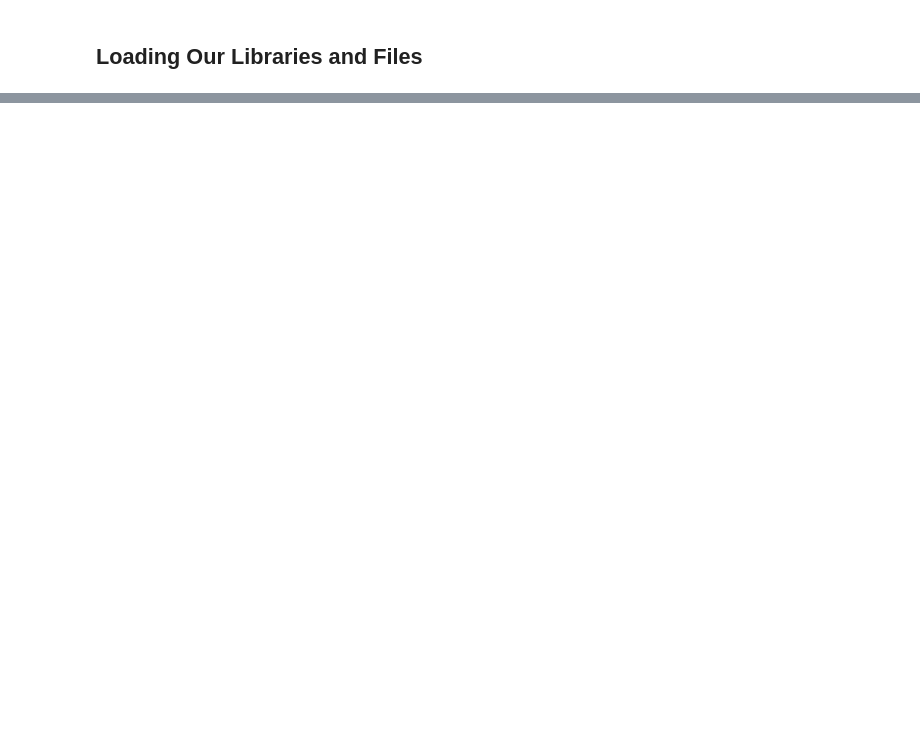
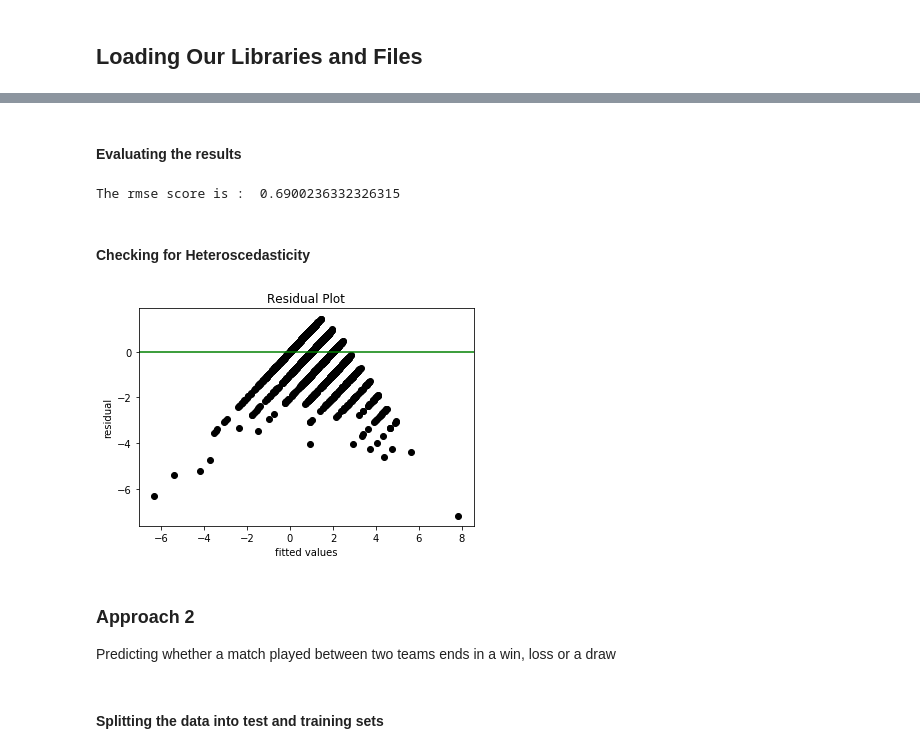
Before and after one commit to Linda-Agesa/Mchezopesa-Football-Analysis, a Jupyter notebook: Mchezopesa_Analysis.ipynb, the cells around one changed output, grey strips where cells are left out. Drawn from its saved outputs; the diff is of its cells as text; code cells hidden in the pictures; blank space fills up the shorter version.

```diff
--- a/Mchezopesa_Analysis.ipynb
+++ b/Mchezopesa_Analysis.ipynb
@@ -30,0 +552,3 @@
+# %%
+# Resettinfg the index column after dropping duplicate values
+fifa_df.reset_index(drop = True, inplace = True)
@@ -30,0 +717,4 @@
+# %%
+# We will create a column that gives the difference in goals between the home team and the away team
+
+fifa_df['goal_difference'] = fifa_df.home_score - fifa_df.away_score
@@ -30,0 +752,6 @@
+# %%
+# Dropping the categorical data that we will not need to fit into the training data
+#
+
+mycols =  ['date','rank_date','tournament', 'city', 'country','country_full', 'country_abrv', 'home_team','away_team', 'confederation']
+fifa_df.drop(mycols, axis = 1, inplace = True)
@@ -30,0 +790,17 @@
+# %%
+# Categorical boolean mask
+#
+
+#categorical_feature_mask = fifa_df.dtypes==object
+
+# filter categorical columns using mask and turn it into a list
+
+categorical_cols = ['neutral', 'tournament_type', 'match_outcome']
+
+le = LabelEncoder()
+
+# apply label encoder on categorical feature columns
+
+fifa_df[categorical_cols] = fifa_df[categorical_cols].apply(lambda x: le.fit_transform(x))
+
+fifa_df[categorical_cols].head(10)
@@ -30,0 +1058,29 @@
+# %% [markdown]
+#### Evaluating the results
+# %%
+# We will use the rmse score to evaluate
+
+print('The rmse score is : ', np.sqrt(mean_squared_error(Y_test, Y_pred)))
+# %% [output]
+The rmse score is :  0.6900236332326315
+# %% [markdown]
+#### Checking for Heteroscedasticity
+# %%
+residuals = Y_pred - Y_test
+
+# Plotting the prediction errors
+
+plt.scatter(Y_pred, residuals, color='black')
+plt.title('Residual Plot')
+plt.ylabel('residual')
+plt.xlabel('fitted values')
+plt.axhline(y= residuals.mean(), color='green')
+plt.show()
+# %% [output]
+[figure, added]
+# %% [markdown]
+### Approach 2
+
+Predicting whether a match played between two teams ends in a win, loss or a draw
+# %% [markdown]
+#### Splitting the data into test and training sets
```
Also changed, not shown: parts of 131 cells of this notebook.
